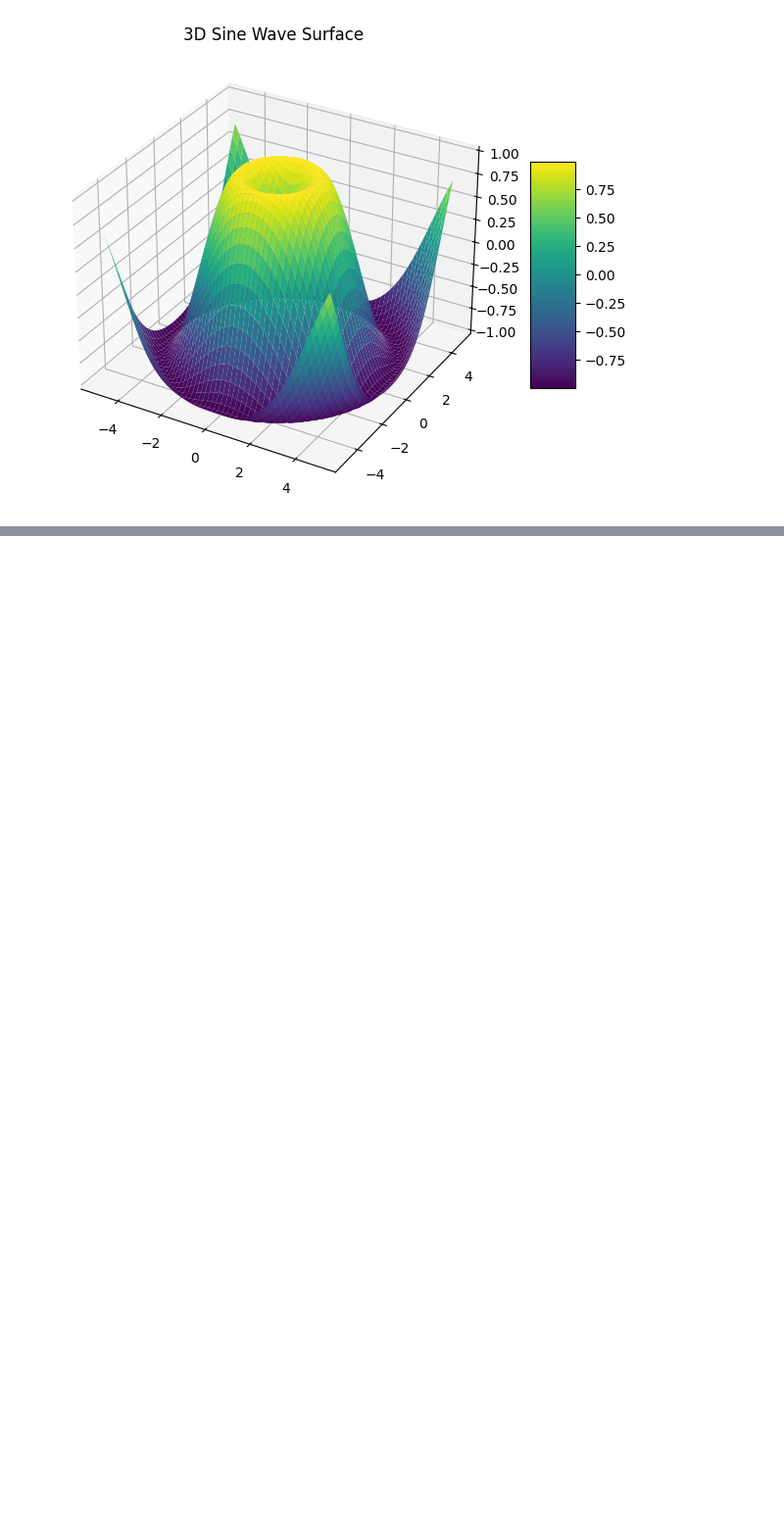
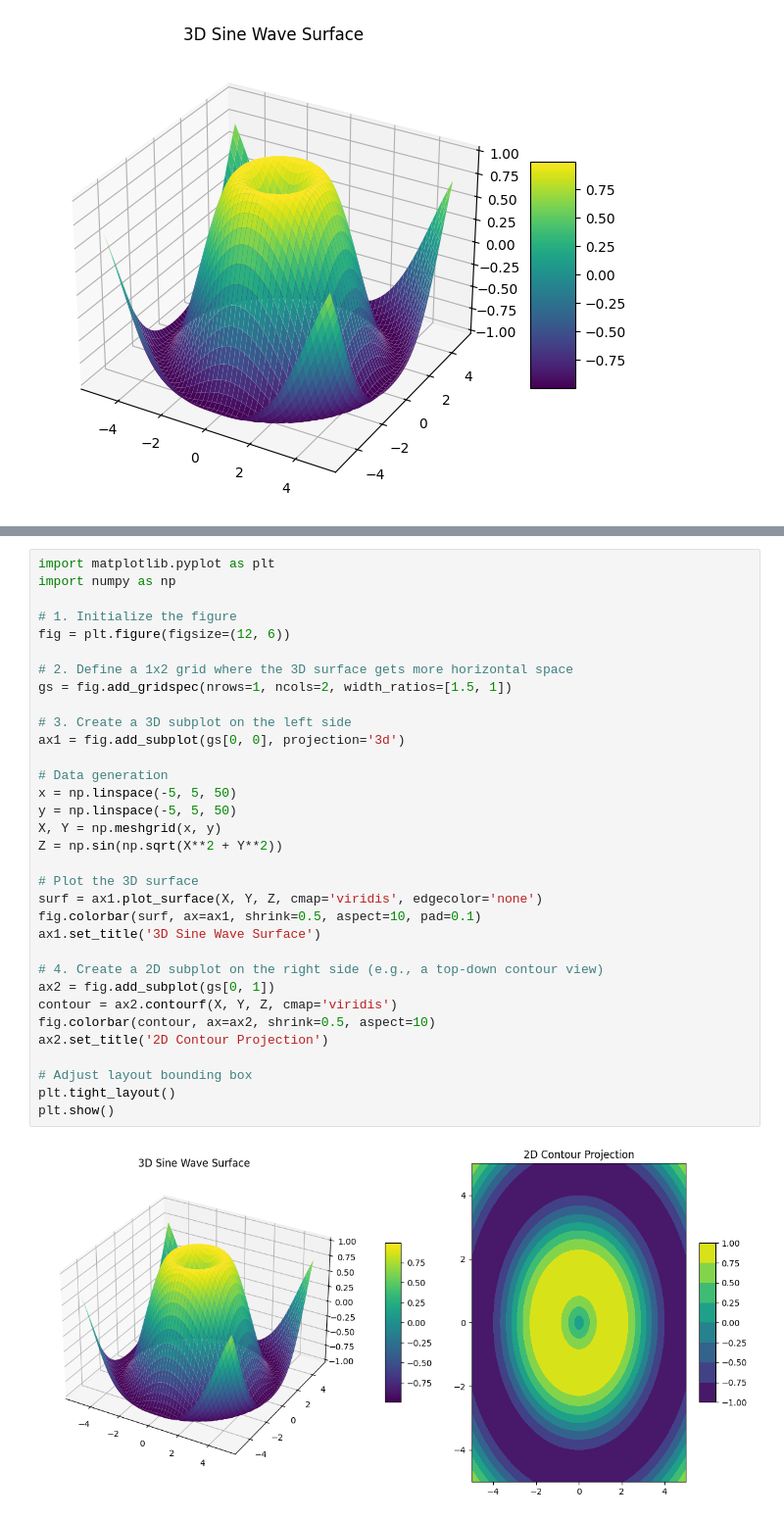
Before and after one commit to malik09-teach/ML-BASICS-PROJECTS-, a Jupyter notebook: LIBS_VISUALS/MATPLOTLIB.ipynb, the cells around one changed output, grey strips where cells are left out. Shown at 98% size. Cells and saved outputs as stored; diff of their text form; blank space fills up the shorter version.

```diff
--- a/LIBS_VISUALS/MATPLOTLIB.ipynb
+++ b/LIBS_VISUALS/MATPLOTLIB.ipynb
@@ -125,0 +146,35 @@ plt.show()
+# %%
+import matplotlib.pyplot as plt
+import numpy as np
+
+# 1. Initialize the figure
+fig = plt.figure(figsize=(12, 6))
+
+# 2. Define a 1x2 grid where the 3D surface gets more horizontal space
+gs = fig.add_gridspec(nrows=1, ncols=2, width_ratios=[1.5, 1])
+
+# 3. Create a 3D subplot on the left side
+ax1 = fig.add_subplot(gs[0, 0], projection='3d')
+
+# Data generation
+x = np.linspace(-5, 5, 50)
+y = np.linspace(-5, 5, 50)
+X, Y = np.meshgrid(x, y)
+Z = np.sin(np.sqrt(X**2 + Y**2))
+
+# Plot the 3D surface
+surf = ax1.plot_surface(X, Y, Z, cmap='viridis', edgecolor='none')
+fig.colorbar(surf, ax=ax1, shrink=0.5, aspect=10, pad=0.1)
+ax1.set_title('3D Sine Wave Surface')
+
+# 4. Create a 2D subplot on the right side (e.g., a top-down contour view)
+ax2 = fig.add_subplot(gs[0, 1])
+contour = ax2.contourf(X, Y, Z, cmap='viridis')
+fig.colorbar(contour, ax=ax2, shrink=0.5, aspect=10)
+ax2.set_title('2D Contour Projection')
+
+# Adjust layout bounding box
+plt.tight_layout()
+plt.show()
+# %% [output]
+[figure, added]
```
Also changed, not shown: parts of 2 cells of this notebook.
